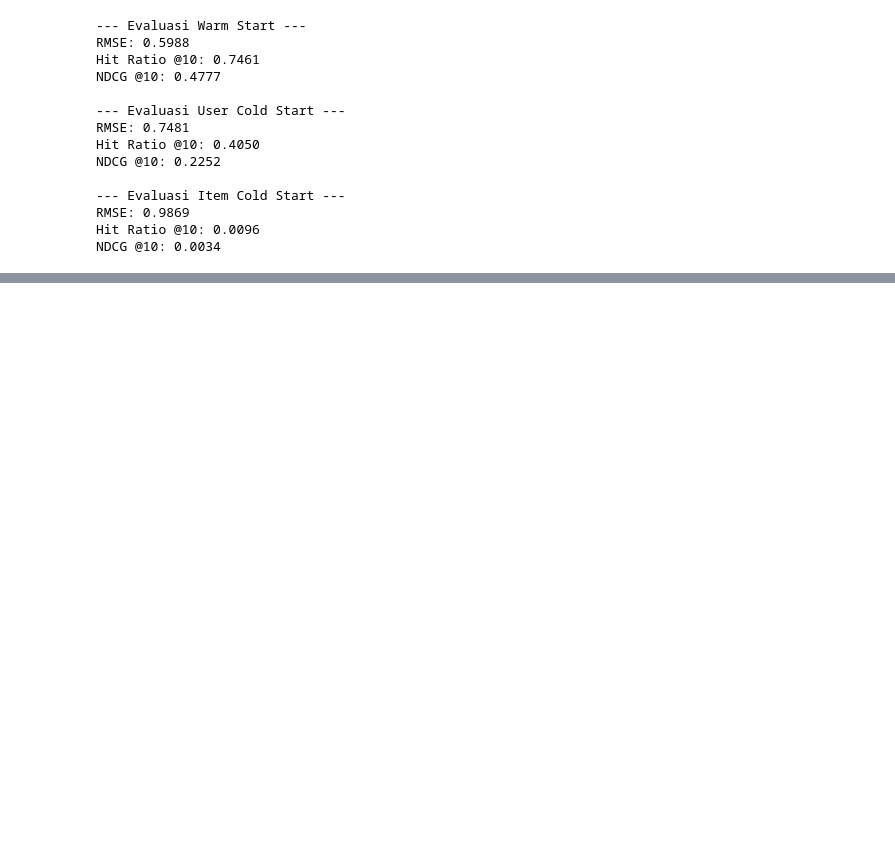
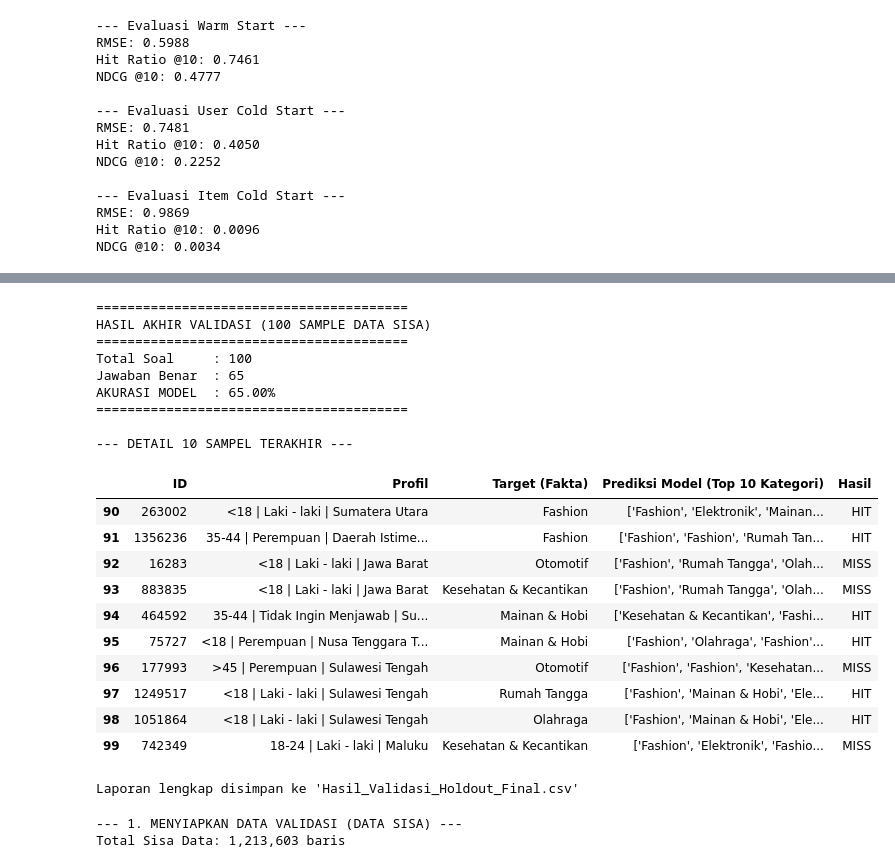
Before and after one commit to Waafre/NCF, a Jupyter notebook: TwoTower/NCF_TwoTower.ipynb, the cells around one changed output, grey strips where cells are left out. Cells and saved outputs as stored; diff of their text form; code cells hidden in the pictures; blank space fills up the shorter version.

Commit message:
validasi dan perbaikan

```diff
--- a/TwoTower/NCF_TwoTower.ipynb
+++ b/TwoTower/NCF_TwoTower.ipynb
@@ -418,3 +432,8 @@ NDCG @10: 0.0034
 # %%
 # Simpan model
 torch.save(model.state_dict(), "NCF_TwoTower.pth")
+# %%
+#load model
+model = FinalTwoTowerModel(n_users, n_items, n_ages, n_genders, n_locations, n_categories).to(device)
+model.load_state_dict(torch.load("NCF_TwoTower.pth", map_location=device))
+model.eval()
@@ -420,0 +459,14 @@ torch.save(model.state_dict(), "NCF_TwoTower.pth")
+# %%
+# PERSIAPAN KATALOG BARANG
+
+print("\n--- 2. MENYIAPKAN KATALOG BARANG ASLI ---")
+
+# Kita butuh mapping Item ID -> Category ID untuk cek jawaban
+# Mengambil dari dataframe 'df' utama yang sudah ada di notebook
+item_meta = df[['item_idx', 'category_idx']].drop_duplicates().sort_values('item_idx')
+
+# Konversi ke Tensor untuk pemrosesan cepat di GPU
+all_item_ids_tensor = torch.tensor(item_meta['item_idx'].values, device=device).long()
+all_item_cats_tensor = torch.tensor(item_meta['category_idx'].values, device=device).long()
+
+print(f"Katalog siap: {len(item_meta)} item valid terpetakan.")
@@ -420,0 +617,61 @@ torch.save(model.state_dict(), "NCF_TwoTower.pth")
+# %%
+
+# PELAPORAN HASIL
+
+df_hasil = pd.DataFrame(laporan)
+akurasi = (hits / total) * 100 if total > 0 else 0
+
+print(f"\n{'='*40}")
+print(f"HASIL AKHIR VALIDASI (100 SAMPLE DATA SISA)")
+print(f"{'='*40}")
+print(f"Total Soal     : {total}")
+print(f"Jawaban Benar  : {hits}")
+print(f"AKURASI MODEL  : {akurasi:.2f}%")
+print(f"{'='*40}")
+
+print("\n--- DETAIL 10 SAMPEL TERAKHIR ---")
+pd.set_option('display.max_colwidth', None)
+pd.set_option('display.width', 1000)
+display(df_hasil.tail(10))
+# %% [output]
+========================================
+HASIL AKHIR VALIDASI (100 SAMPLE DATA SISA)
+========================================
+Total Soal     : 100
+Jawaban Benar  : 65
+AKURASI MODEL  : 65.00%
+========================================
+
+--- DETAIL 10 SAMPEL TERAKHIR ---
+|  | ID | Profil | Target (Fakta) | Prediksi Model (Top 10 Kategori) | Hasil |
+| 90 | 263002 | <18 | Laki - laki | Sumatera Utara | Fashion | ['Fashion', 'Elektronik', 'Mainan... | HIT |
+| 91 | 1356236 | 35-44 | Perempuan | Daerah Istime... | Fashion | ['Fashion', 'Fashion', 'Rumah Tan... | HIT |
+| 92 | 16283 | <18 | Laki - laki | Jawa Barat | Otomotif | ['Fashion', 'Rumah Tangga', 'Olah... | MISS |
+| 93 | 883835 | <18 | Laki - laki | Jawa Barat | Kesehatan & Kecantikan | ['Fashion', 'Rumah Tangga', 'Olah... | MISS |
+| 94 | 464592 | 35-44 | Tidak Ingin Menjawab | Su... | Mainan & Hobi | ['Kesehatan & Kecantikan', 'Fashi... | HIT |
+| 95 | 75727 | <18 | Perempuan | Nusa Tenggara T... | Mainan & Hobi | ['Fashion', 'Olahraga', 'Fashion'... | HIT |
+| 96 | 177993 | >45 | Perempuan | Sulawesi Tengah | Otomotif | ['Fashion', 'Fashion', 'Kesehatan... | MISS |
+| 97 | 1249517 | <18 | Laki - laki | Sulawesi Tengah | Rumah Tangga | ['Fashion', 'Mainan & Hobi', 'Ele... | HIT |
+| 98 | 1051864 | <18 | Laki - laki | Sulawesi Tengah | Olahraga | ['Fashion', 'Mainan & Hobi', 'Ele... | HIT |
+| 99 | 742349 | 18-24 | Laki - laki | Maluku | Kesehatan & Kecantikan | ['Fashion', 'Elektronik', 'Fashio... | MISS |
+# %%
+# Simpan Laporan
+df_hasil.to_csv("Hasil_Validasi_Holdout_Final.csv", index=False)
+print("\nLaporan lengkap disimpan ke 'Hasil_Validasi_Holdout_Final.csv'")
+# %% [output]
+Laporan lengkap disimpan ke 'Hasil_Validasi_Holdout_Final.csv'
+# %%
+# ==============================================================================
+# TAHAP 1: SIAPKAN DATA SISA (HOLDOUT)
+# ==============================================================================
+print("--- 1. MENYIAPKAN DATA VALIDASI (DATA SISA) ---")
+
+if 'user_cold_start_raw' in locals() and 'user_cold_start_test_df' in locals():
+    holdout_df = user_cold_start_raw.drop(user_cold_start_test_df.index)
+    print(f"Total Sisa Data: {len(holdout_df):,} baris")
+else:
+    print("⚠️ Warning: Menggunakan sample dummy.")
+    holdout_df = df.sample(1000)
+# %% [output]
+--- 1. MENYIAPKAN DATA VALIDASI (DATA SISA) ---
+Total Sisa Data: 1,213,603 baris
```
Also changed, not shown: parts of 9 cells of this notebook, 1 other file.
